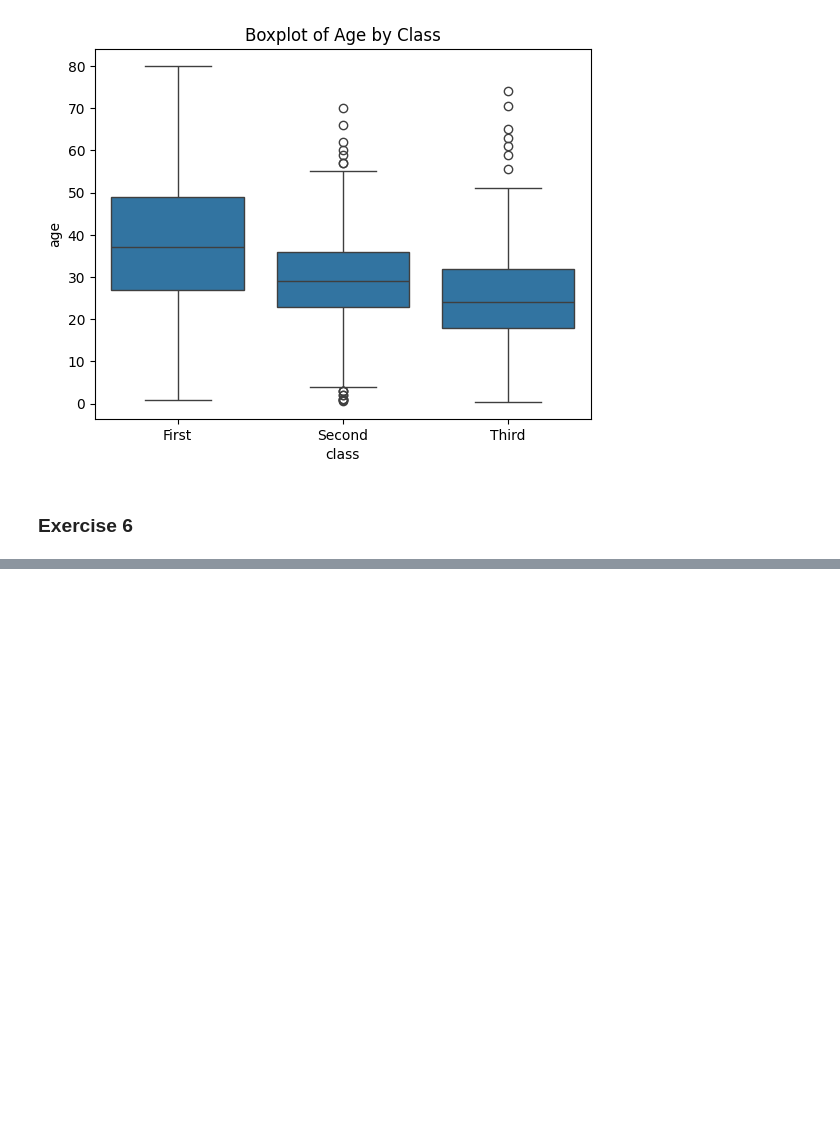
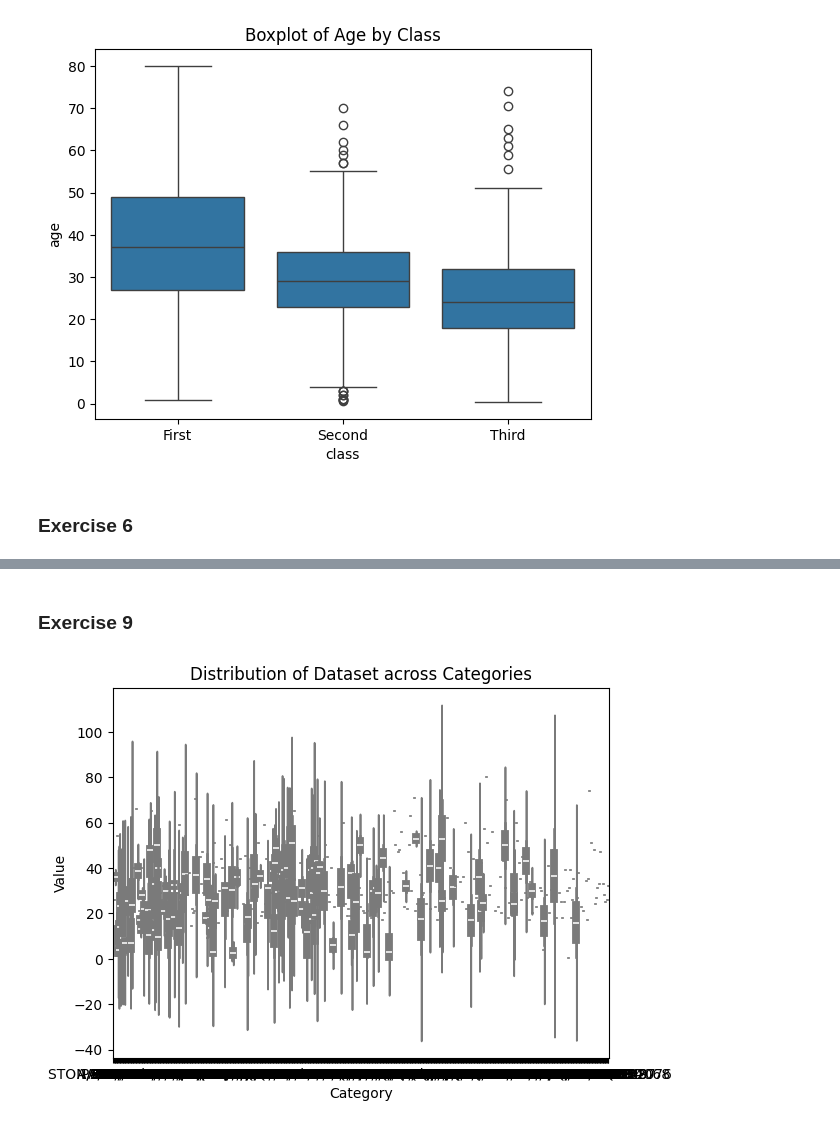
Before and after one commit to abubakarp789/100DaysofBytewise, a Jupyter notebook: Day7/Day7.ipynb, the cells around one changed output, grey strips where cells are left out. Drawn from its saved outputs; the diff is of its cells as text; code cells hidden in the pictures; blank space fills up the shorter version.

```diff
--- a/Day7/Day7.ipynb
+++ b/Day7/Day7.ipynb
@@ -75,0 +116,8 @@ plt.show()
+# %% [markdown]
+### Exercise 9
+# %%
+sns.violinplot(x='Ticket', y='Age', data=dataset)
+
+plt.show()
+# %% [output]
+[figure, added]
```
Also changed, not shown: parts of 5 cells of this notebook.
